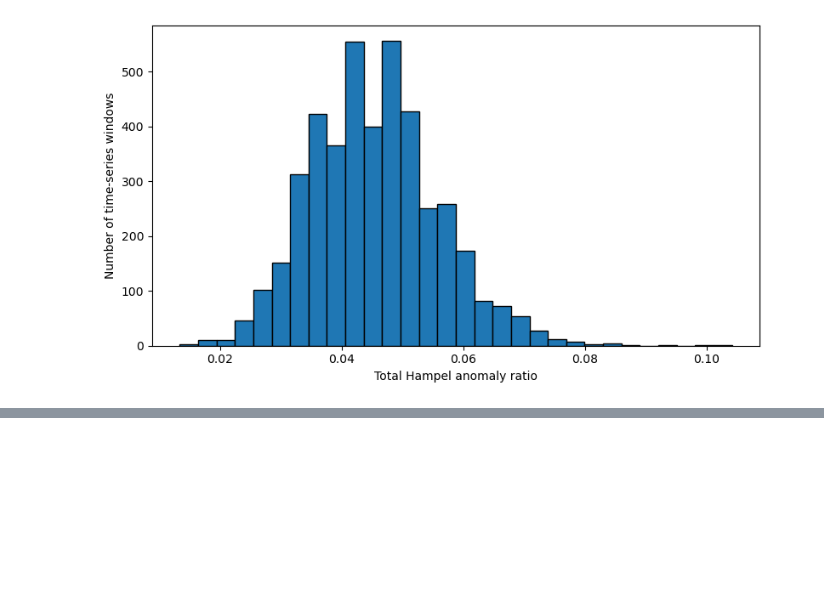
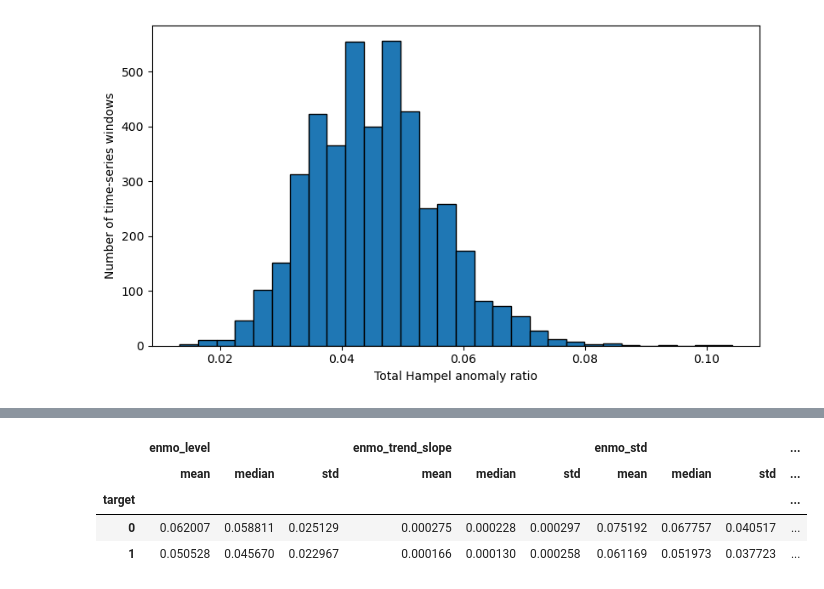
Before and after one commit to lorenzobuccolini03/Data-Mining---Advanced-Topics, a Jupyter notebook: Time Series Analysis/Preprocessing.ipynb, the cells around one changed output, grey strips where cells are left out. Cells and saved outputs as stored; diff of their text form; code cells hidden in the pictures; blank space fills up the shorter version.

```diff
--- a/Time Series Analysis/Preprocessing.ipynb
+++ b/Time Series Analysis/Preprocessing.ipynb
@@ -1741,0 +1820,14 @@ plt.show()
+# %%
+# Component descriptors by class for enmo
+
+display(
+    ts_components_df
+    .groupby("target")[enmo_component_cols]
+    .agg(["mean", "median", "std"])
+)
+# %% [output]
+|  | enmo_level |  |  | enmo_trend_slope |  |  | enmo_std |  |  | ... |
+|  | mean | median | std | mean | median | std | mean | median | std | ... |
+| target |  |  |  |  |  |  |  |  |  | ... |
+| 0 | 0.062007 | 0.058811 | 0.025129 | 0.000275 | 0.000228 | 0.000297 | 0.075192 | 0.067757 | 0.040517 | ... |
+| 1 | 0.050528 | 0.045670 | 0.022967 | 0.000166 | 0.000130 | 0.000258 | 0.061169 | 0.051973 | 0.037723 | ... |
```
Also changed, not shown: parts of 4 cells of this notebook, 2 other files.
